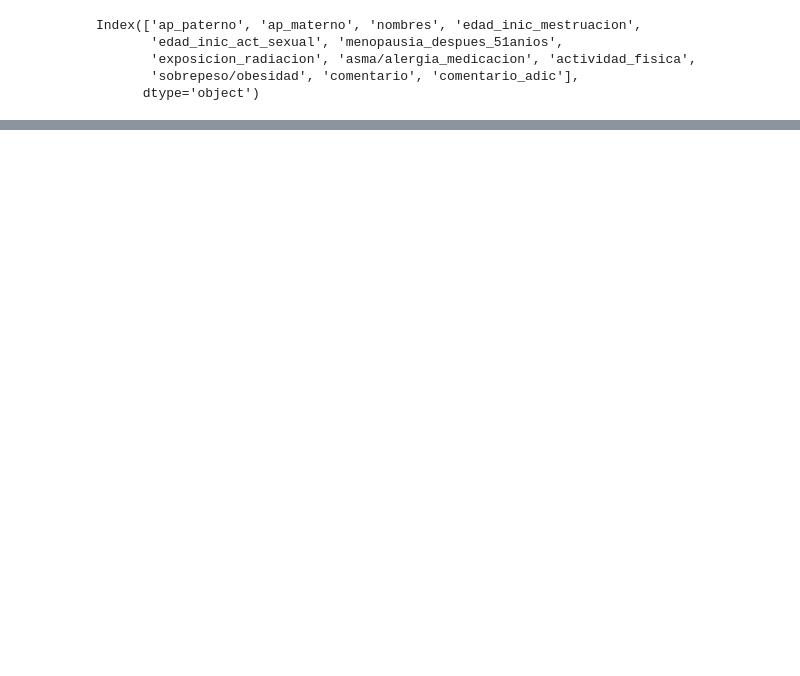
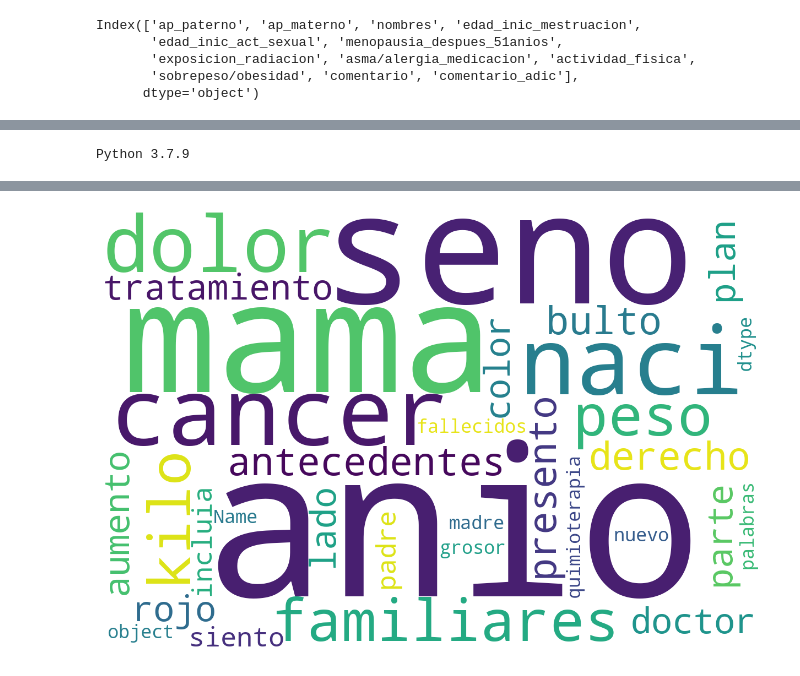
Before and after one commit to lugeminai/cancer_nlp, a Jupyter notebook: Preprocesing_clasification/preprocesing.ipynb, the cells around one changed output, grey strips where cells are left out. Drawn from its saved outputs; the diff is of its cells as text; code cells hidden in the pictures; blank space fills up the shorter version.

```diff
--- a/Preprocesing_clasification/preprocesing.ipynb
+++ b/Preprocesing_clasification/preprocesing.ipynb
@@ -84,8 +120,7 @@ hence, we need to make all the words lowercase in the coments to prevent this du
 
 """
 
-df['comentario']= df['comentario'].str.lower()
-df['comentario_adic']= df['comentario_adic'].str.lower()
+df['comment']= df['comment'].str.lower()
 
 """
 Remove Punctuations
@@ -95,8 +130,8 @@ drop it. Similarly, punctuation symbols are not crucial for sentiment analysis.
 removal of punctuation before text modeling is highly recommended.
 
 """
-df['comentario']= df['comentario'].str.replace('[^a-zA-Z0-9]+', " ")
-df['comentario_adic']= df['comentario_adic'].str.replace('[^a-zA-Z0-9]+', " ")
+df['comment']= df['comment'].str.replace('[^a-zA-Z0-9]+', " ")
+
 df.head()
 # %% [output]
 |  | ap_paterno | ap_materno | nombres | edad_inic_mestruacion | edad_inic_act_sexual | menopausia_despues_51anios | ... |
@@ -106,13 +141,14 @@ df.head()
 | 3 | ACEVEDO | CONGORA | LUCY | 16 | 32 | SI | ... |
 | 4 | ACUÑA | BRICEÑO | SILVIA | 12 | 24 | SI | ... |
 # %%
+!pip install nltk
 import nltk
 from nltk.corpus import stopwords
 nltk.download('vader_lexicon')
 nltk.download('punkt')
 ## NLTK 1ibrary provides the set of stop words for spanish
 nltk.download ('stopwords')
-stopwords = stopwords . words ('spanish')
-df ['comentario'] = df['comentario']. apply(lambda words : ' '.join (word. lower () for word in words . split() if word not in stopwords))
+stopwords = set(stopwords . words ('spanish'))
+df ['comment'] = df['comment']. apply(lambda words : ' '.join (word. lower () for word in words . split() if word not in stopwords))
 print(df . head ())
 # %% [output]
@@ -152,0 +436,16 @@ df.head()
+# %%
+!python --version
+!pip install wordcloud
+from wordcloud import WordCloud
+all_words= clean_coments['palabras']
+wordcloud = WordCloud (width = 1200, height = 800,
+    background_color = 'white',
+    stopwords = stopwords,
+    min_font_size = 10). generate (str(all_words) )
+plt.figure (figsize = (15, 8), facecolor = None)
+plt.imshow (wordcloud)
+plt.axis("off")
+plt.tight_layout (pad = 0)
+plt.show()
+# %% [output]
+Python 3.7.9
@@ -153,3 +466,4 @@ df.head()
+[figure, added]
 # %%
 df.head()
 # %% [output]
```
Also changed, not shown: parts of 23 cells of this notebook, 2 other files.
